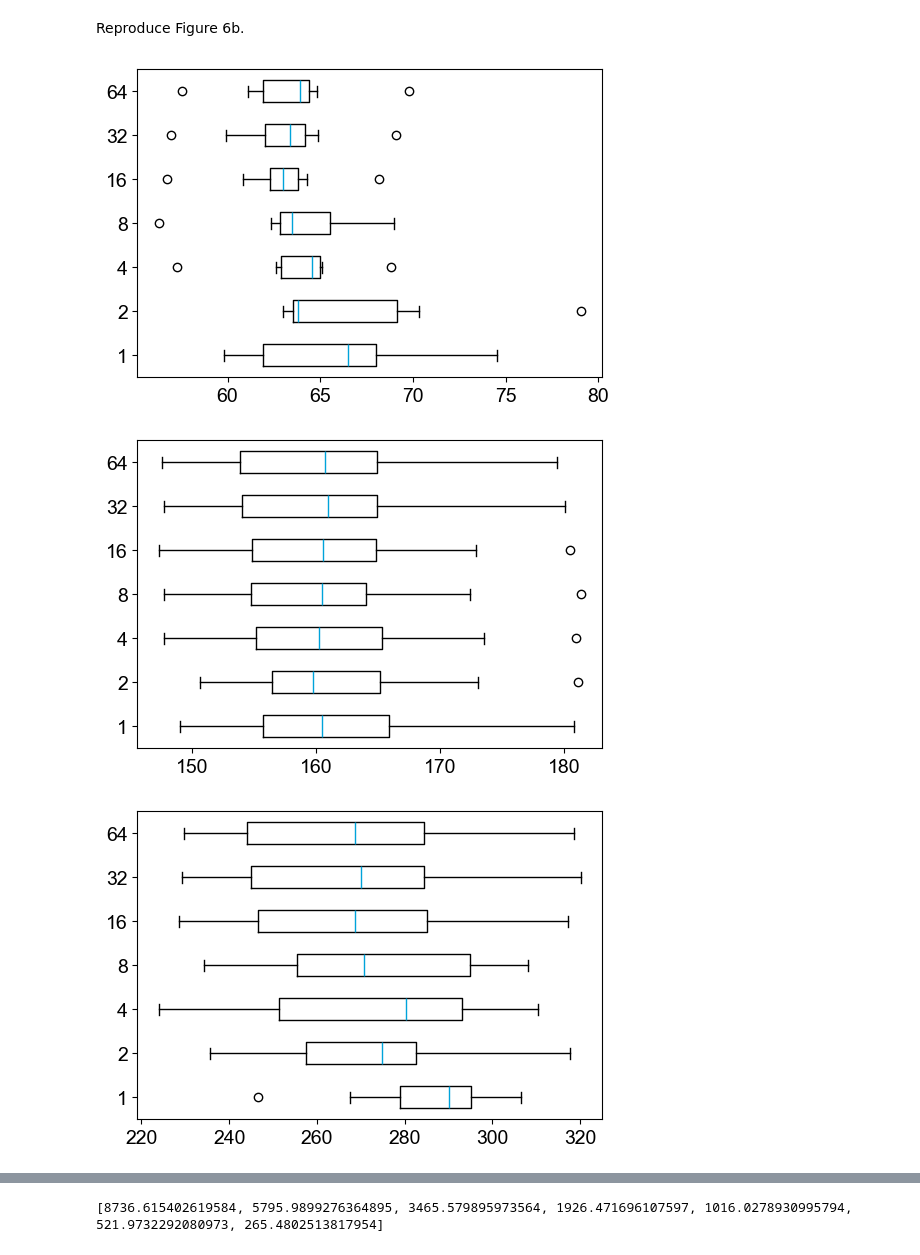
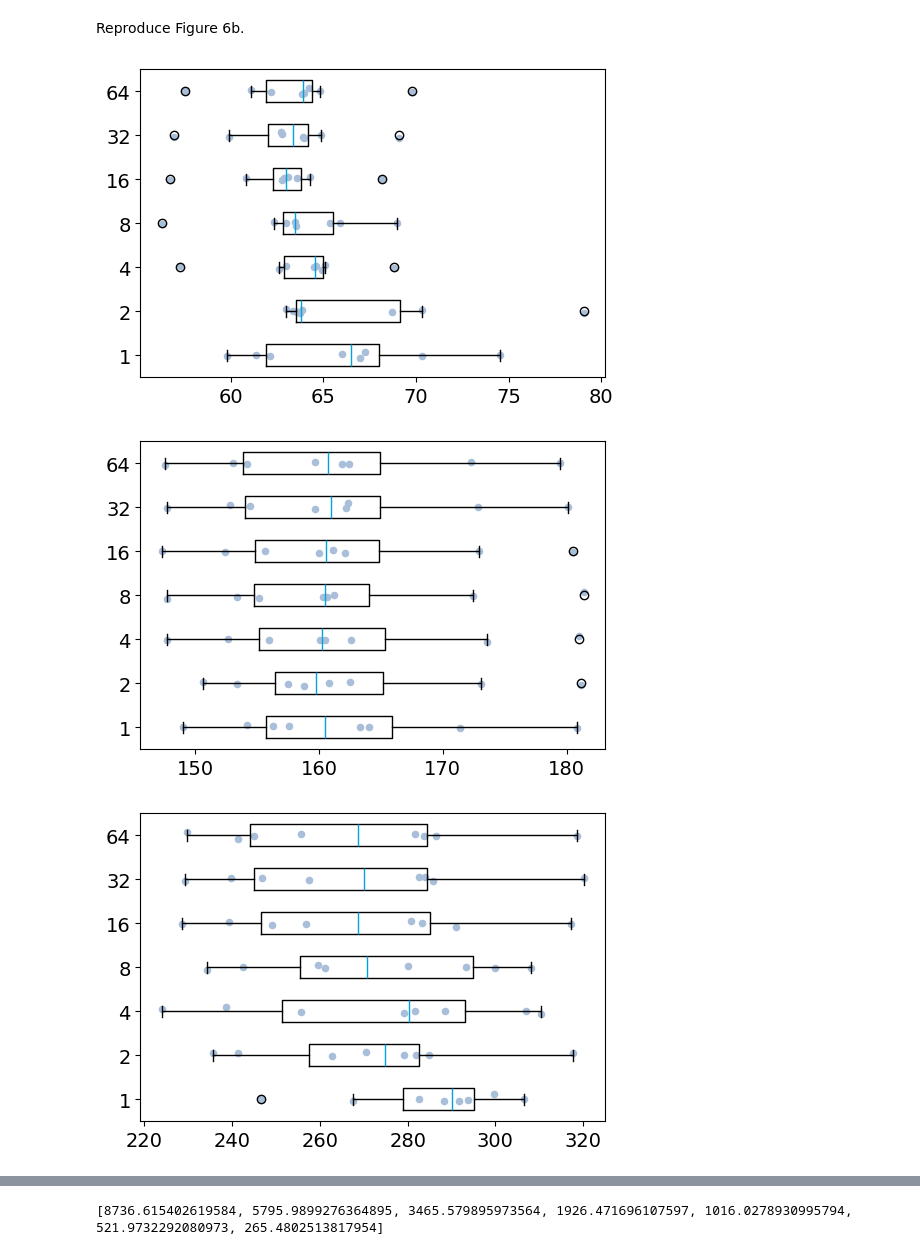
Before and after one commit to fingertap/BatLiNet, a Jupyter notebook: notebooks/figures.ipynb, the cells around one changed output, grey strips where cells are left out. Saved outputs shown, nothing was run; the diff lists cells and outputs as text; code cells hidden in the pictures.

Commit message:
update supp figures

```diff
--- a/notebooks/figures.ipynb
+++ b/notebooks/figures.ipynb
@@ -535,6 +543,19 @@ for dataset, ax, lim in zip(datasets, axes, ylims):
             widths=[0.7],
             vert=False,
             medianprops=dict(color=color))
+        # Scatter plot
+
+        fluctuation = 0.2  # Adjust the fluctuation range as needed
+        y_positions = indx + np.random.uniform(-fluctuation, fluctuation, size=len(rmses))
+
+        ax.scatter(
+            rmses,
+            y_positions,
+            color=color,
+            zorder=3,
+            s=8,
+            alpha=0.4
+        )
     xlim = ax.get_xlim()
     if lim is not None:
         xlim = (xlim[0], lim)
@@ -558,6 +579,8 @@ width = 1
 fig, ax = plt.subplots(figsize=(8, 4))
 # colors = ['#E98355', '#5ABEC1', '#E6766D', '#00A3DA']
 colors = ['#A9BED9', '#E3F0F6', '#FEE3C3', '#E8A19D']
+
+dot_colors = ['#7794B4', '#B0C8CF', '#b29f88', '#B5706B']
 for indx, (method, color) in enumerate(zip(methods, colors)):
     to_plot = []
     for dataset, dataset_name in zip(datasets, dataset_names):
@@ -575,6 +598,7 @@ for indx, (method, color) in enumerate(zip(methods, colors)):
     means, stds = np.nanmean(to_plot, axis=1), np.nanstd(to_plot, axis=1)
     x = np.arange(len(datasets))
     x = x * (len(methods)+1.5) + indx
+
     ax.bar(x, means.reshape(-1),
            width=width,
            color=color,
@@ -582,6 +606,12 @@ for indx, (method, color) in enumerate(zip(methods, colors)):
            error_kw=dict(capsize=3, capthick=1, lw=1),
            # error bar color is darker than grey
            ecolor='black')
+    fluctuation = 0.3
+
+    for i in range(to_plot.shape[1]):
+        x_positions = x + np.random.uniform(-fluctuation, fluctuation, size=len(x))
+        ax.scatter(x_positions, to_plot[:, i], color=dot_colors[indx], zorder=1, s=8)
+
     ax.set_xticks(np.arange(1.5, 28, 5.5), [])
     ax.set_ylim([0, 480])
 ax.set_yticklabels([])
@@ -602,6 +632,8 @@ datasets = [
     'matr_1', 'matr_2', 'hust', 'mix_100', 'mix_20'
 ]
 colors = ['#E6C8DC', '#BEE6E7', '#A9BED9', '#E3F0F6', '#FEE3C3', '#E8A19D']
+dot_colors = ['#b39caf', '#86b2b3', '#7794B4', '#B0C8CF', '#b29f88', '#B5706B']
+
 path = Path('../workspaces/ablation/feature_spaces')
 
 fig, ax = plt.subplots(1, 1, figsize=(8, 4))
@@ -629,6 +661,10 @@ for indx, (feature, color) in enumerate(zip(features, colors)):
            error_kw=dict(capsize=3, capthick=1, lw=1),
            # error bar color is darker than grey
            ecolor='black')
+    fluctuation = 0.3
+    for i in range(to_plot.shape[1]):
+        x_positions = x + np.random.uniform(-fluctuation, fluctuation, size=len(x))
+        ax.scatter(x_positions, to_plot[:, i], color=dot_colors[indx],zorder=1, s=8)
     ax.set_xticks(np.arange(2.5, 42, 8), [])
     # ax.set_ylim([0, 480])
 ax.set_yticklabels([])
@@ -718,31 +756,36 @@ Reproduce Figure 6b.
 # %%
 method_names = ['BatLiNet', 'Cell-difference only', 'Cycle-difference only']
 datasets = ['matr_1', 'matr_2', 'hust', 'mix_100', 'mix_20']
 dataset_names = ['MATR-1', 'MATR-2', 'HUST', 'MIX-100', 'MIX-20']
 path = Path('../workspaces/ablation/test_support_size/')
 colors = ['#00A3DA', '#5ABEC1', '#E26837']
 sup_sizes = [1, 2, 4, 8, 16, 32, 64]
 for dataset, dataset_name in zip(datasets, dataset_names):
     fig, ax = plt.subplots(1, 1, figsize=(6, 4))
     curves = []
     for sup_size in sup_sizes:
         model_path = path / str(sup_size) / dataset
         scores = []
         for log_path in model_path.glob('log.*'):
             with open(log_path, 'r') as f:
                 rmse = float(re.findall('RMSE: (.*?) ', f.read())[0])
             scores.append(rmse)
         curves.append(scores)
     to_plot = np.array(curves).T
     ax.boxplot(to_plot, medianprops=dict(color=colors[0]), vert=False)
+
+    for i, data in enumerate(to_plot.T):
+        y = np.random.normal(i + 1, 0.04, size=len(data))  # Add some jitter for better visibility
+        ax.scatter(data, y, alpha=1, s=20, color='#A9BED9')
+
     if dataset == 'mix':
         xlim = ax.get_xlim()
         ax.set_xlim([143, 189])
     ax.set_yticks(np.arange(1, 8), labels=sup_sizes)
     fig.savefig(HOME / f'data/test_sup_size_{dataset_name}.svg',
                 bbox_inches='tight', pad_inches=0.1, transparent=True)
     plt.show()
 # %% [output]
-[figure, old version]
+[figure, new version]
-[figure, old version]
+[figure, new version]
-[figure, old version]
+[figure, new version]
```
Also changed, not shown: parts of 6 cells of this notebook.
